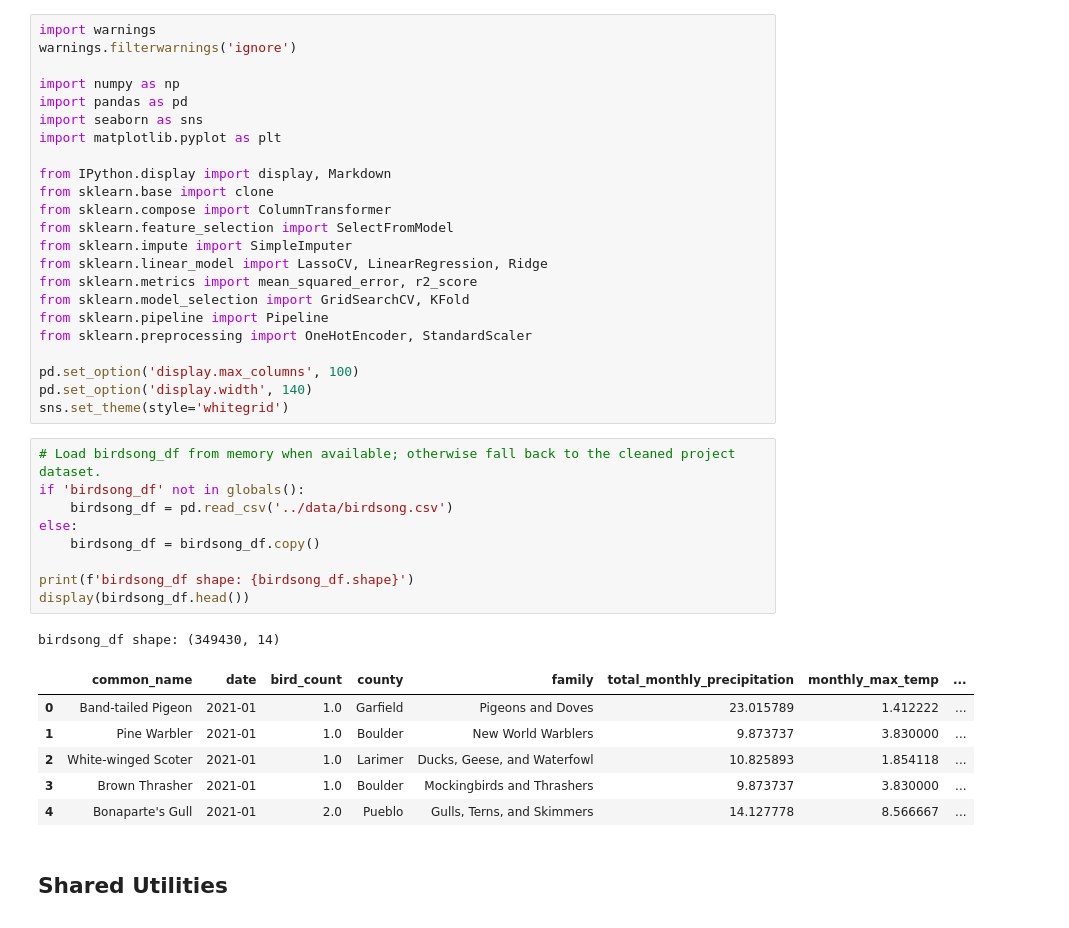
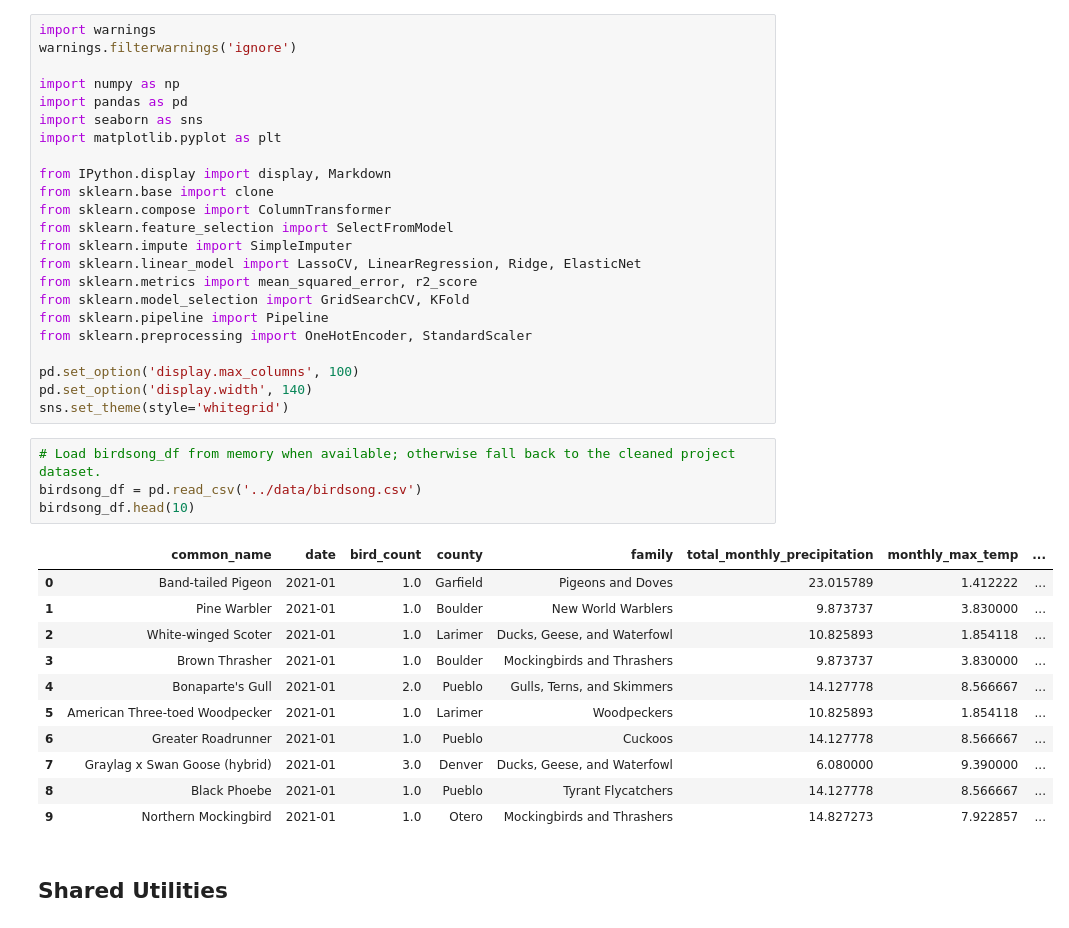
Before and after one commit to Kaxlow/where-the-birds-sing, a Jupyter notebook: src/regression-analysis.ipynb, the cells around one changed output. Saved outputs shown, nothing was run; the diff lists cells and outputs as text.

Commit message:
Update regression analysis notebook structure

```diff
--- a/src/regression-analysis.ipynb
+++ b/src/regression-analysis.ipynb
@@ -22,7 +40,7 @@ from sklearn.base import clone
 from sklearn.compose import ColumnTransformer
 from sklearn.feature_selection import SelectFromModel
 from sklearn.impute import SimpleImputer
-from sklearn.linear_model import LassoCV, LinearRegression, Ridge
+from sklearn.linear_model import LassoCV, LinearRegression, Ridge, ElasticNet
 from sklearn.metrics import mean_squared_error, r2_score
 from sklearn.model_selection import GridSearchCV, KFold
 from sklearn.pipeline import Pipeline
@@ -33,21 +51,20 @@ pd.set_option('display.width', 140)
 sns.set_theme(style='whitegrid')
 # %%
 # Load birdsong_df from memory when available; otherwise fall back to the cleaned project dataset.
-if 'birdsong_df' not in globals():
-    birdsong_df = pd.read_csv('../data/birdsong.csv')
-else:
-    birdsong_df = birdsong_df.copy()
-
-print(f'birdsong_df shape: {birdsong_df.shape}')
-display(birdsong_df.head())
+birdsong_df = pd.read_csv('../data/birdsong.csv')
+birdsong_df.head(10)
 # %% [output]
-birdsong_df shape: (349430, 14)
 |  | common_name | date | bird_count | county | family | total_monthly_precipitation | monthly_max_temp | ... |
 | 0 | Band-tailed Pigeon | 2021-01 | 1.0 | Garfield | Pigeons and Doves | 23.015789 | 1.412222 | ... |
 | 1 | Pine Warbler | 2021-01 | 1.0 | Boulder | New World Warblers | 9.873737 | 3.830000 | ... |
 | 2 | White-winged Scoter | 2021-01 | 1.0 | Larimer | Ducks, Geese, and Waterfowl | 10.825893 | 1.854118 | ... |
 | 3 | Brown Thrasher | 2021-01 | 1.0 | Boulder | Mockingbirds and Thrashers | 9.873737 | 3.830000 | ... |
 | 4 | Bonaparte's Gull | 2021-01 | 2.0 | Pueblo | Gulls, Terns, and Skimmers | 14.127778 | 8.566667 | ... |
+| 5 | American Three-toed Woodpecker | 2021-01 | 1.0 | Larimer | Woodpeckers | 10.825893 | 1.854118 | ... |
+| 6 | Greater Roadrunner | 2021-01 | 1.0 | Pueblo | Cuckoos | 14.127778 | 8.566667 | ... |
+| 7 | Graylag x Swan Goose (hybrid) | 2021-01 | 3.0 | Denver | Ducks, Geese, and Waterfowl | 6.080000 | 9.390000 | ... |
+| 8 | Black Phoebe | 2021-01 | 1.0 | Pueblo | Tyrant Flycatchers | 14.127778 | 8.566667 | ... |
+| 9 | Northern Mockingbird | 2021-01 | 1.0 | Otero | Mockingbirds and Thrashers | 14.827273 | 7.922857 | ... |
 # %% [markdown]
 ## Shared Utilities
 # %%
```
Also changed, not shown: parts of 14 cells of this notebook.
